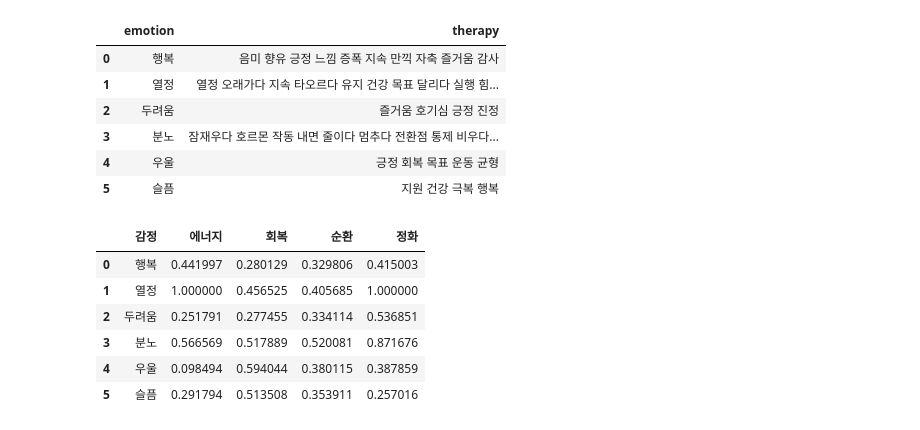
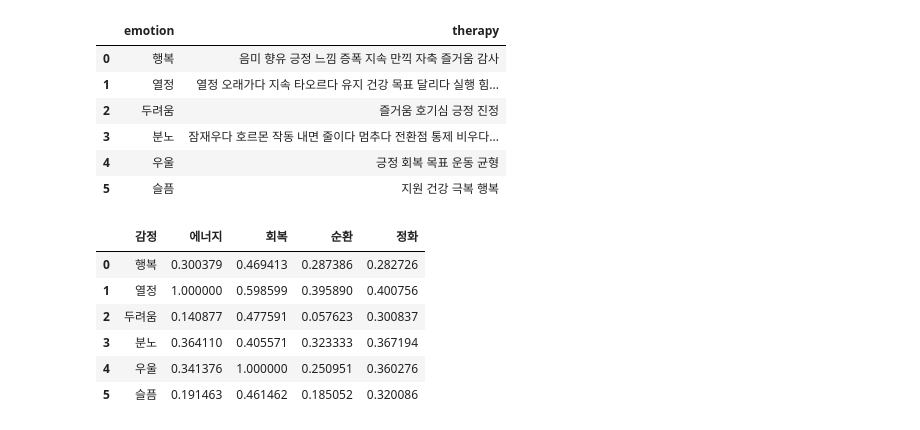
Before and after one commit to sigongjoa/emotion_thearpy, a Jupyter notebook: notebooks/check_emtion_data.ipynb, the cells around one changed output. Drawn from its saved outputs; the diff is of its cells as text; code cells hidden in the pictures.

Commit message:
color2emotion data change
스케일링된 버전의 color2emtion data로 변경

```diff
--- a/notebooks/check_emtion_data.ipynb
+++ b/notebooks/check_emtion_data.ipynb
@@ -27,16 +27,15 @@ class check_data():
 
     def result(self,idx, top , dis):
         effs_dims = ['에너지', '회복', '순환', '정화']
-        sNV = self.df['therapy'][idx]
+        sNV = self.df['therapy'][idx].split(" ")
         result = []
         for dim in effs_dims:
             sub = []
-            for sim_word in dim:
-                for word in sNV:
-                    try:
-                        sub.append(self.wiki_model.wv.similarity(sim_word , word))
-                    except:
-                        sub.append(0)
+            for word in sNV:
+                try:
+                    sub.append(self.wiki_model.wv.similarity(dim , word))
+                except:
+                    sub.append(0)
             tmp = np.sort(sub)[::-1][:top].mean()
             result.append(tmp)
 
@@ -46,6 +45,7 @@ class check_data():
             plt.rc('font', family=self.font)
 
             word = self.df.iloc[idx][0]
+            std = np.std(result)
 
             plt.figure()
             plt.bar(np.arange(len(result)),result)
@@ -53,8 +53,8 @@ class check_data():
             plt.xticks(np.arange(len(effs_dims)), effs_dims)
             plt.yticks(np.arange(0,1.2,0.2))
             plt.show()
+            print(f'{word}s std is {std}' )
         return result
-
 
     def getMorps(self,sent):
         return Okt().pos(sent , norm=False , stem = True)
@@ -96,8 +96,7 @@ class check_data():
 
     def get_heatmap(self, emotion_idx,figsize):
         plt.rc('font', family=self.font)
-        sNV = self.df['therapy'][emotion_idx]
-        sNV = sNV.split(" ")
+        sNV = self.df['therapy'][emotion_idx].split(" ")
         effs_dims = ['에너지', '회복', '순환', '정화']
 
 
@@ -113,12 +112,12 @@ class check_data():
 
         fig = plt.figure(figsize=figsize)
         fig.set_facecolor('white')
-        plt.title(f'{emotion_idx}에서 단어들간의 유사도 확인')
+        em_name = self.df['emotion'][emotion_idx]
+        plt.title(f'{em_name}에서 단어들간의 유사도 확인')
         sns.heatmap(result,annot=True)
         plt.xticks(np.arange(len(effs_dims)),effs_dims)
         plt.yticks(np.arange(len(sNV)),sNV)
         plt.show()
-
 
     def getDF(self):
         self.df.to_csv('data.csv')
@@ -184,7 +183,7 @@ class check_data():
         ret_df.to_csv(file_name)
         return ret_df
 
-    def todf(self,file_name):
+    def todf(self,topn, file_name):
         ret_df  = pd.DataFrame(columns=['감정','에너지','회복','순환','정화'])
         em = []
         est_e= []
@@ -192,10 +191,9 @@ class check_data():
         est_c= []
         est_p= []
 
-        cols = self.df.columns
         for idx in self.df.index:
             em.append(self.df['emotion'][idx])
-            est = self.result(idx,5,False)
+            est = self.result(idx,topn,False)
             est_e.append(est[0])
             est_h.append(est[1])
             est_c.append(est[2])
@@ -255,14 +217,18 @@ h_data
 | 3 | 분노 | 잠재우다 호르몬 작동 내면 줄이다 멈추다 전환점 통제 비우다... |
 | 4 | 우울 | 긍정 회복 목표 운동 균형 |
 | 5 | 슬픔 | 지원 건강 극복 행복 |
+# %%
+# 상위 N개 설정
+topn = 1
 # %%
 hXYZ = check_data(h_data)
-hXYZ.todf("../result/emotion_estimation_hand_craft.csv")
+std_test = hXYZ.todf(topn,"../result/emotion_estimation_hand_craft.csv")
+std_test
 # %% [output]
 |  | 감정 | 에너지 | 회복 | 순환 | 정화 |
-| 0 | 행복 | 0.441997 | 0.280129 | 0.329806 | 0.415003 |
-| 1 | 열정 | 1.000000 | 0.456525 | 0.405685 | 1.000000 |
-| 2 | 두려움 | 0.251791 | 0.277455 | 0.334114 | 0.536851 |
-| 3 | 분노 | 0.566569 | 0.517889 | 0.520081 | 0.871676 |
-| 4 | 우울 | 0.098494 | 0.594044 | 0.380115 | 0.387859 |
-| 5 | 슬픔 | 0.291794 | 0.513508 | 0.353911 | 0.257016 |
+| 0 | 행복 | 0.300379 | 0.469413 | 0.287386 | 0.282726 |
+| 1 | 열정 | 1.000000 | 0.598599 | 0.395890 | 0.400756 |
+| 2 | 두려움 | 0.140877 | 0.477591 | 0.057623 | 0.300837 |
+| 3 | 분노 | 0.364110 | 0.405571 | 0.323333 | 0.367194 |
+| 4 | 우울 | 0.341376 | 1.000000 | 0.250951 | 0.360276 |
+| 5 | 슬픔 | 0.191463 | 0.461462 | 0.185052 | 0.320086 |
```
Also changed, not shown: parts of 11 cells of this notebook, 4 other files.
